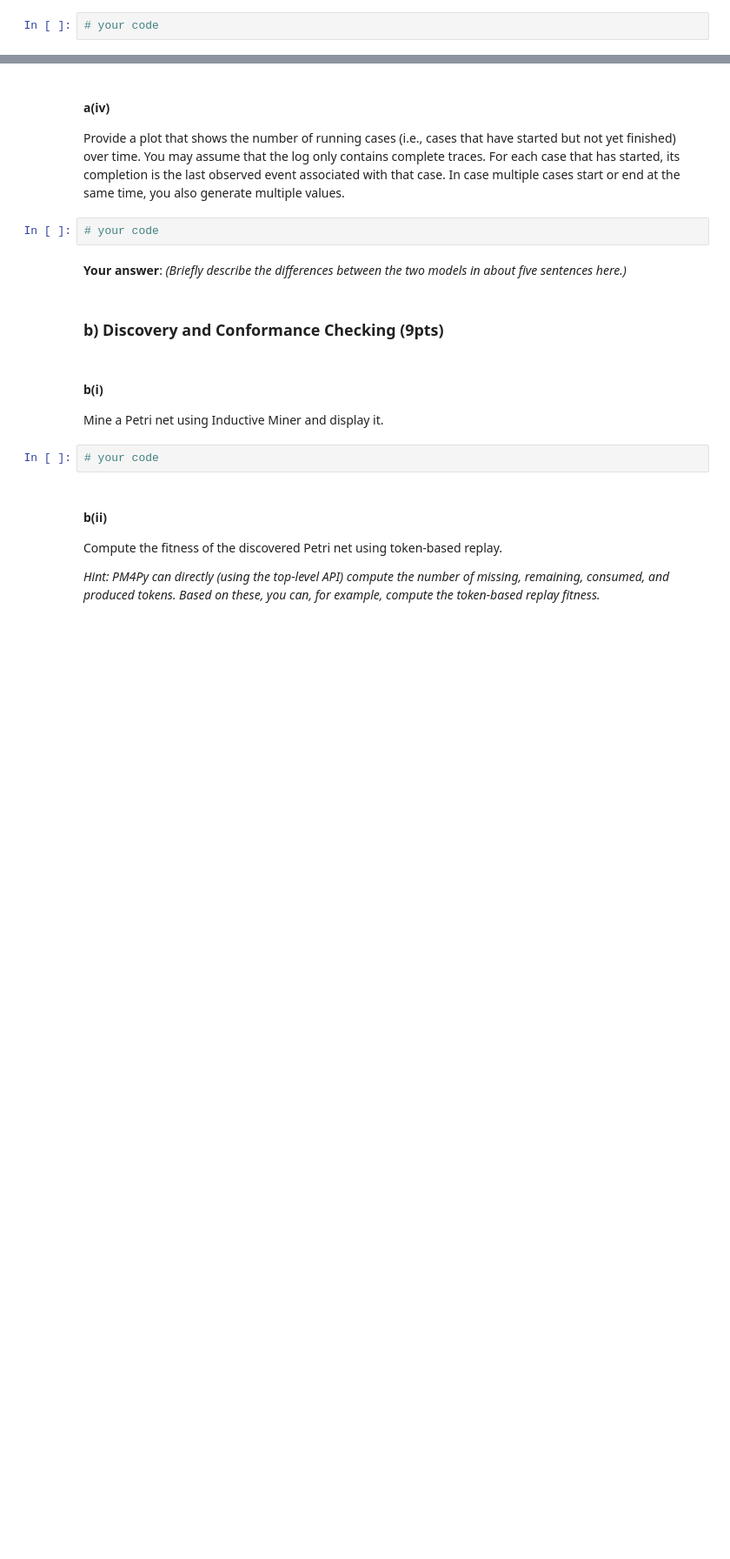
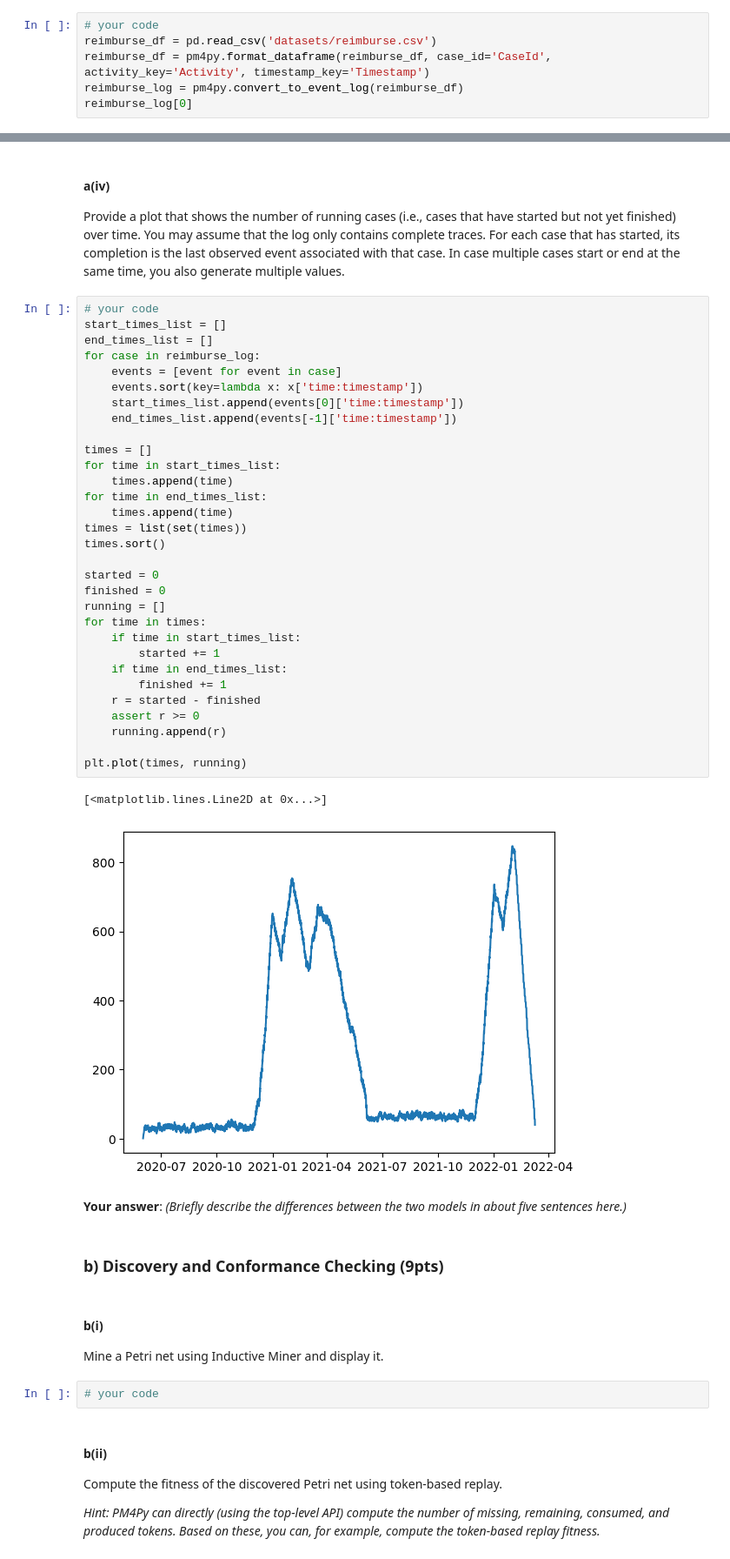
Before and after one commit to CodingTil/2022_23---Introduction-to-Data-Science---Exercises, a Jupyter notebook: assignment_2/assignment2.ipynb, the cells around one changed output, grey strips where cells are left out. Shown at 87% size. Cells and saved outputs as stored; diff of their text form; blank space fills up the shorter version.

```diff
--- a/assignment_2/assignment2.ipynb
+++ b/assignment_2/assignment2.ipynb
@@ -897,3 +901,7 @@ Load the data **reimburse.csv** and create a PM4Py event log. In doing so, use t
  - *Timestamp* is the timestamp
 # %%
 # your code
+reimburse_df = pd.read_csv('datasets/reimburse.csv')
+reimburse_df = pm4py.format_dataframe(reimburse_df, case_id='CaseId', activity_key='Activity', timestamp_key='Timestamp')
+reimburse_log = pm4py.convert_to_event_log(reimburse_df)
+reimburse_log[0]
@@ -923,6 +986,38 @@ In process mining, multiple events that have the same timestamp can cause proble
 Provide a plot that shows the number of running cases (i.e., cases that have started but not yet finished) over time. You may assume that the log only contains complete traces. For each case that has started, its completion is the last observed event associated with that case. In case multiple cases start or end at the same time, you also generate multiple values.
 # %%
 # your code
+start_times_list = []
+end_times_list = []
+for case in reimburse_log:
+    events = [event for event in case]
+    events.sort(key=lambda x: x['time:timestamp'])
+    start_times_list.append(events[0]['time:timestamp'])
+    end_times_list.append(events[-1]['time:timestamp'])
+
+times = []
+for time in start_times_list:
+    times.append(time)
+for time in end_times_list:
+    times.append(time)
+times = list(set(times))
+times.sort()
+
+started = 0
+finished = 0
+running = []
+for time in times:
+    if time in start_times_list:
+        started += 1
+    if time in end_times_list:
+        finished += 1
+    r = started - finished
+    assert r >= 0
+    running.append(r)
+
+plt.plot(times, running)
+# %% [output]
+[<matplotlib.lines.Line2D at 0x...>]
+[figure, added]
 # %% [markdown]
 **Your answer**: *(Briefly describe the differences between the two models in about five sentences here.)*
 # %% [markdown]
```
Also changed, not shown: parts of 8 cells of this notebook.
